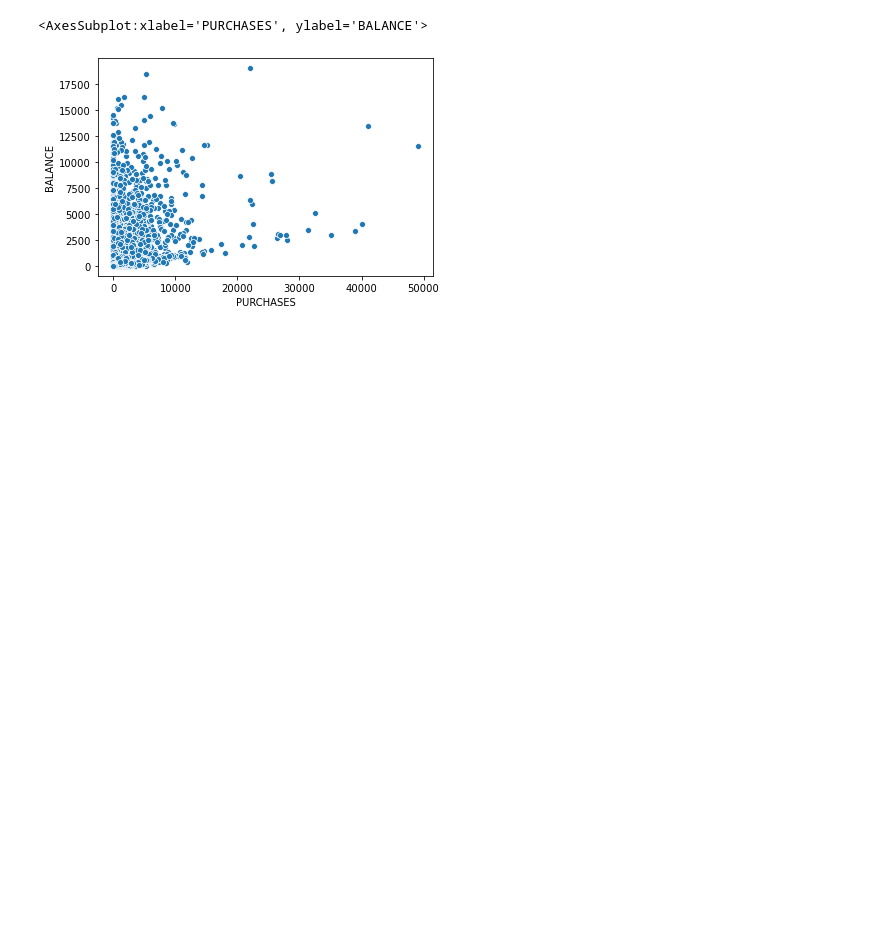
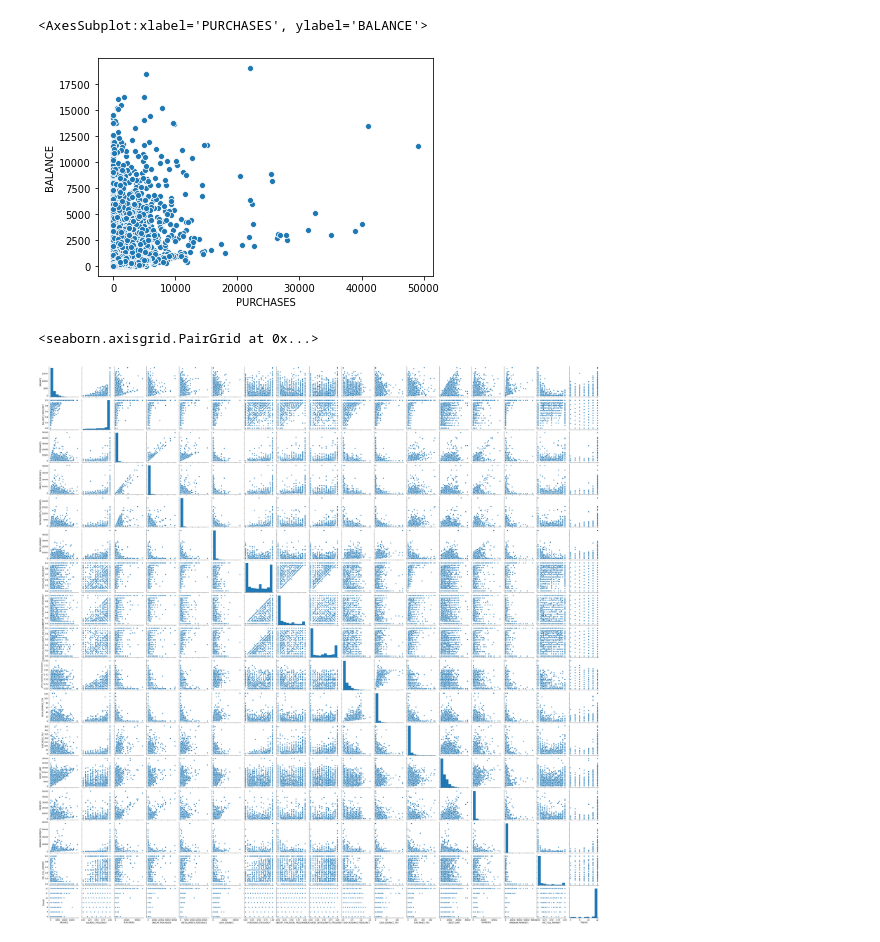
Before and after one commit to Jhoie/Credit-Card-Analysis-Kaggle-, a Jupyter notebook: Credit Card Dataset from Kaggle.ipynb, the cells around one changed output. Drawn from its saved outputs; the diff is of its cells as text; code cells hidden in the pictures; blank space fills up the shorter version.

```diff
--- a/Credit Card Dataset from Kaggle.ipynb
+++ b/Credit Card Dataset from Kaggle.ipynb
@@ -105,3 +94,8 @@ sns.scatterplot(x='PURCHASES',y='BALANCE',data=data)
 [figure]
 # %%
 # this scatterplot shows that more customers made purchases less than #20,000
+# %%
+sns.pairplot(data)
+# %% [output]
+<seaborn.axisgrid.PairGrid at 0x...>
+[figure, added]
```
Also changed, not shown: parts of 2 cells of this notebook.
